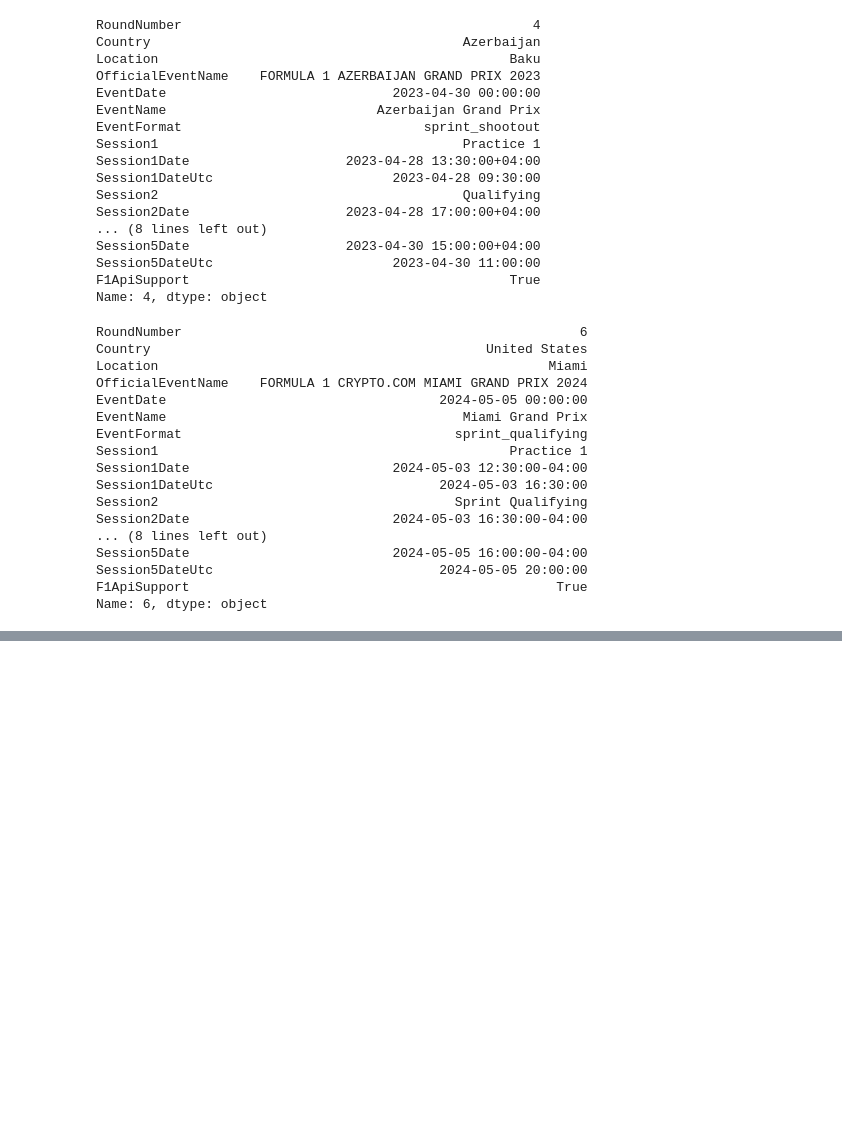
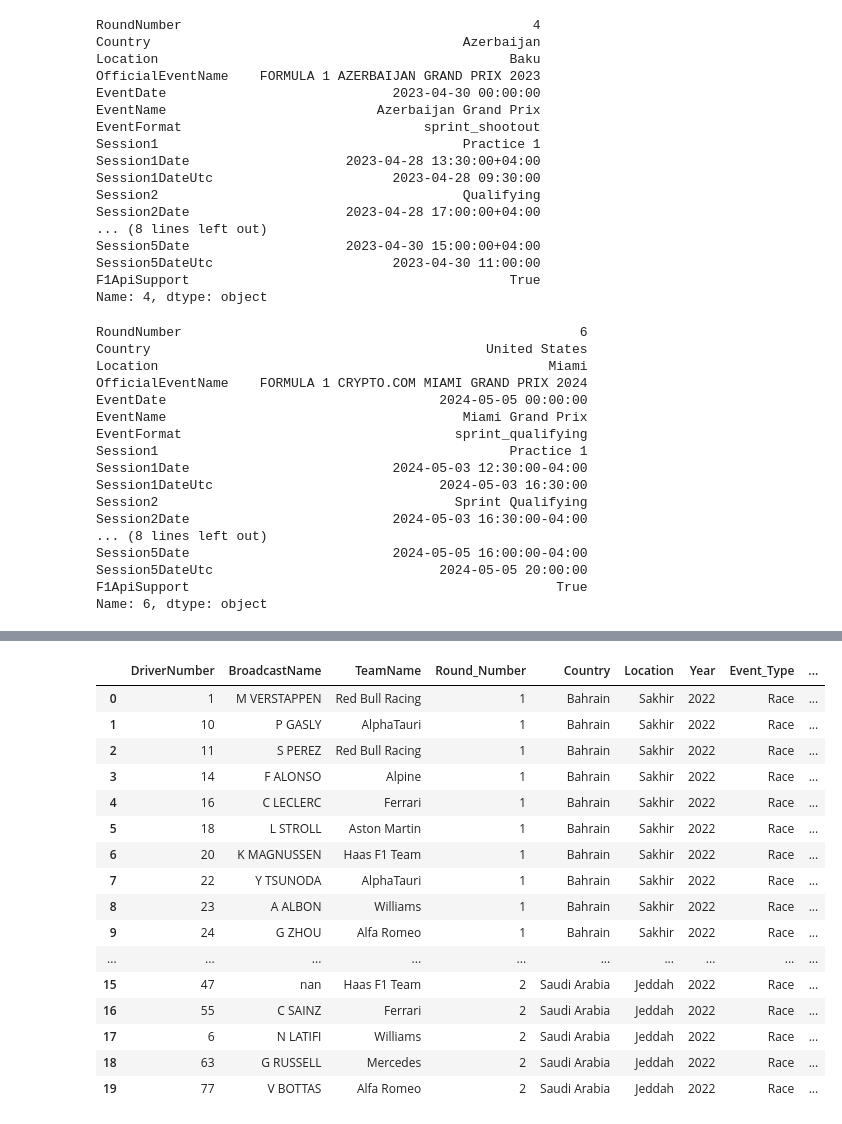
Before and after one commit to rohank36/f1, a Jupyter notebook: data.ipynb, the cells around one changed output, grey strips where cells are left out. Saved outputs shown, nothing was run; the diff lists cells and outputs as text; code cells hidden in the pictures; blank space fills up the shorter version.

Commit message:
ready to build training data

```diff
--- a/data.ipynb
+++ b/data.ipynb
@@ -217,12 +216,13 @@ qual_results_df = qual_results_df.rename(columns={"Position":"Qual_Position"})
 race_results_df = race.results.loc[:,["DriverNumber","BroadcastName","TeamName","Position"]]
 
 # data from session.laps
-race_laps_df = race.laps.loc[:,["DriverNumber","Sector1Time","Sector2Time","Sector3Time","SpeedST","Stint"]]
-for sector in ['Sector1Time', 'Sector2Time', 'Sector3Time']: race_laps_df[sector] = race_laps_df[sector] / pd.Timedelta(seconds=1)
+race_laps_df = race.laps.loc[:,["DriverNumber","Sector1Time","Sector2Time","Sector3Time","LapTime","SpeedST","Stint"]]
+for sector in ['LapTime','Sector1Time', 'Sector2Time', 'Sector3Time']: race_laps_df[sector] = race_laps_df[sector] / pd.Timedelta(seconds=1)
 final_race_laps_df = race_laps_df.groupby('DriverNumber').agg({
     'Sector1Time': 'mean',
     'Sector2Time': 'mean',
     'Sector3Time': 'mean',
+    'LapTime': 'mean',
     'SpeedST': 'mean',
     'Stint': 'max'
 }).reset_index()
@@ -244,8 +244,10 @@ def get_event_info(year,round_num,event_format):
     qual.load()
     race = fastf1.get_session(year,round_num,'R')
     race.load()
-    sprint = fastf1.get_session(year,round_num,'S')
-    sprint.load()
+
+    if event_format != "conventional":
+        sprint = fastf1.get_session(year,round_num,'S')
+        sprint.load()
 
     # For Qualifying
     # data from session.results
@@ -346,0 +309,32 @@ df
+# %%
+def get_data():
+    final_df = pd.DataFrame()
+    for index,row in meetings_df.iterrows():
+        round_num = row["RoundNumber"]
+        country = row["Country"]
+        location = row["Location"]
+        EventFormat = row["EventFormat"]
+        year = row["Year"]
+
+        print(f"{index}: {round_num}, {country}, {location}, {EventFormat}, {year}")
+        time.sleep(5)
+
+        meeting_data_df = get_event_info(year,round_num,EventFormat)
+
+        meeting_data_df["Round_Number"] = round_num
+        meeting_data_df["Country"] = country
+        meeting_data_df["Location"] = location
+        meeting_data_df["Year"] = year
+
+        # reorganize columns
+        new_col_order = ["DriverNumber","BroadcastName","TeamName","Round_Number","Country","Location","Year","Event_Type",
+                        "Sprint_Qual_Position","Sprint_Race_Position","Qual_Position","Sector1Time","Sector2Time","Sector3Time",
+                        "SpeedST","Stint","Race_Position"]
+        meeting_data_df = meeting_data_df[new_col_order]
+
+        final_df = pd.concat([final_df,meeting_data_df],axis=0)
+
+    return final_df
+# %%
+d = get_data()
+d.to_csv("data.csv")
@@ -346,0 +359,20 @@ df
+# %%
+d
+# %% [output]
+|  | DriverNumber | BroadcastName | TeamName | Round_Number | Country | Location | Year | Event_Type | ... |
+| 0 | 1 | M VERSTAPPEN | Red Bull Racing | 1 | Bahrain | Sakhir | 2022 | Race | ... |
+| 1 | 10 | P GASLY | AlphaTauri | 1 | Bahrain | Sakhir | 2022 | Race | ... |
+| 2 | 11 | S PEREZ | Red Bull Racing | 1 | Bahrain | Sakhir | 2022 | Race | ... |
+| 3 | 14 | F ALONSO | Alpine | 1 | Bahrain | Sakhir | 2022 | Race | ... |
+| 4 | 16 | C LECLERC | Ferrari | 1 | Bahrain | Sakhir | 2022 | Race | ... |
+| 5 | 18 | L STROLL | Aston Martin | 1 | Bahrain | Sakhir | 2022 | Race | ... |
+| 6 | 20 | K MAGNUSSEN | Haas F1 Team | 1 | Bahrain | Sakhir | 2022 | Race | ... |
+| 7 | 22 | Y TSUNODA | AlphaTauri | 1 | Bahrain | Sakhir | 2022 | Race | ... |
+| 8 | 23 | A ALBON | Williams | 1 | Bahrain | Sakhir | 2022 | Race | ... |
+| 9 | 24 | G ZHOU | Alfa Romeo | 1 | Bahrain | Sakhir | 2022 | Race | ... |
+| ... | ... | ... | ... | ... | ... | ... | ... | ... | ... |
+| 15 | 47 | nan | Haas F1 Team | 2 | Saudi Arabia | Jeddah | 2022 | Race | ... |
+| 16 | 55 | C SAINZ | Ferrari | 2 | Saudi Arabia | Jeddah | 2022 | Race | ... |
+| 17 | 6 | N LATIFI | Williams | 2 | Saudi Arabia | Jeddah | 2022 | Race | ... |
+| 18 | 63 | G RUSSELL | Mercedes | 2 | Saudi Arabia | Jeddah | 2022 | Race | ... |
+| 19 | 77 | V BOTTAS | Alfa Romeo | 2 | Saudi Arabia | Jeddah | 2022 | Race | ... |
```
Also changed, not shown: parts of 9 cells of this notebook.
